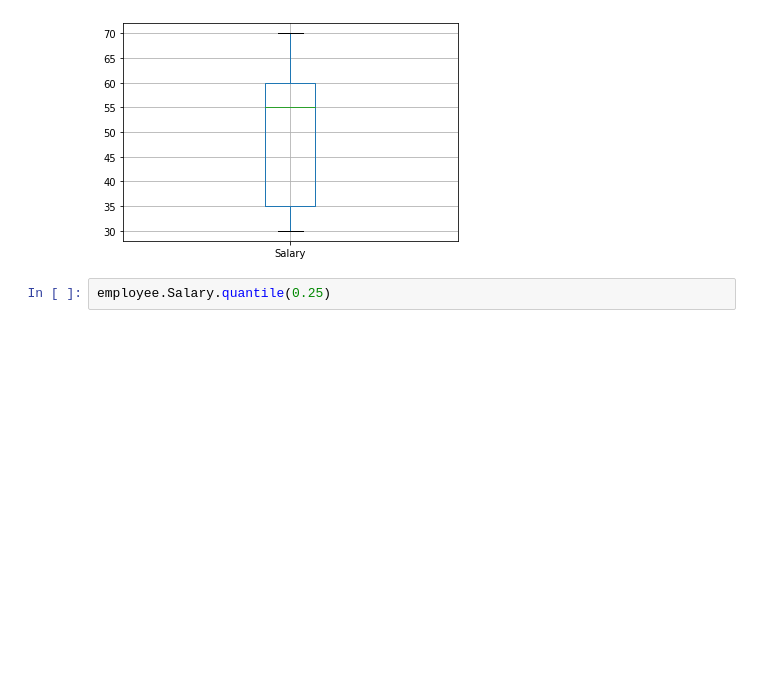
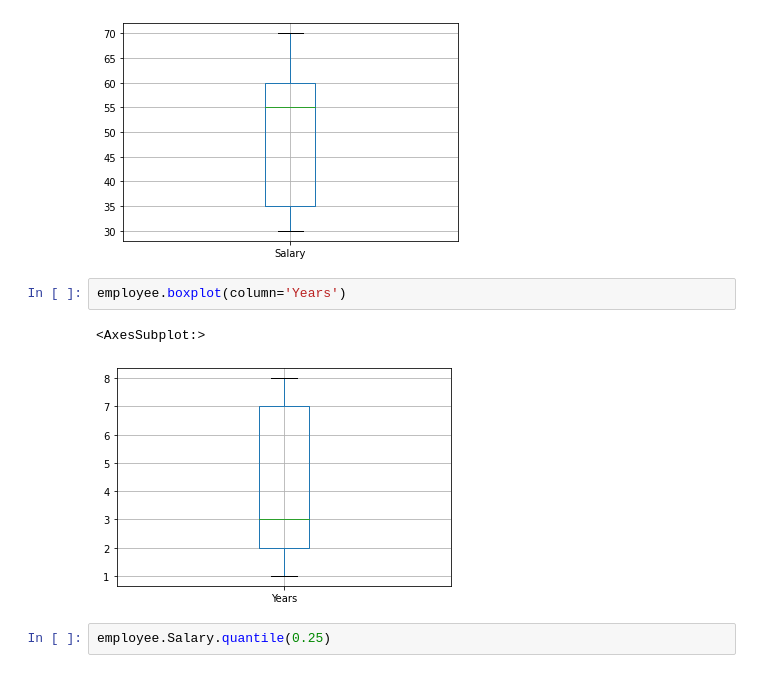
Before and after one commit to Ironhack-Data-Madrid-Marzo-2021/lab-subsetting-and-descriptive-stats, a Jupyter notebook: your-code/main.ipynb, the cells around one changed output. Saved outputs shown, nothing was run; the diff lists cells and outputs as text; blank space fills up the shorter version.

```diff
--- a/your-code/main.ipynb
+++ b/your-code/main.ipynb
@@ -268,6 +267,11 @@ employee.boxplot(column='Salary')
 # %% [output]
 <AxesSubplot:>
 [figure]
+# %%
+employee.boxplot(column='Years')
+# %% [output]
+<AxesSubplot:>
+[figure, added]
 # %%
 employee.Salary.quantile(0.25)
 # %% [output]
```
Also changed, not shown: parts of 17 cells of this notebook.
